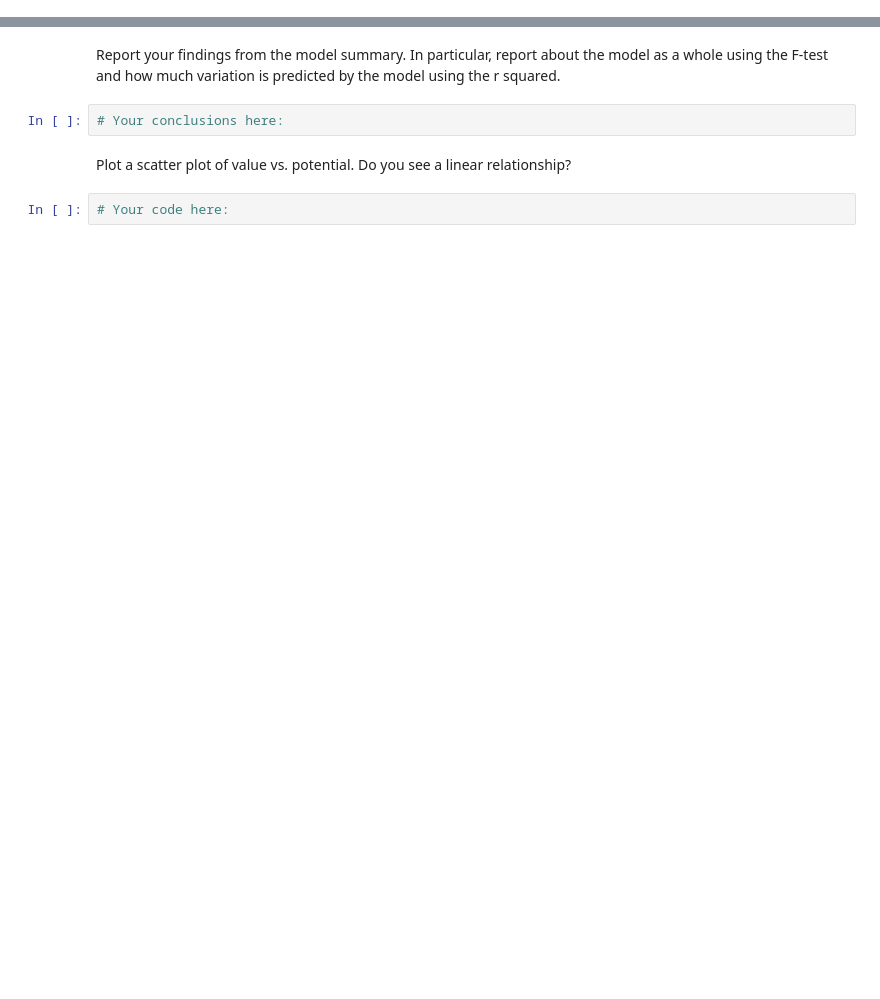
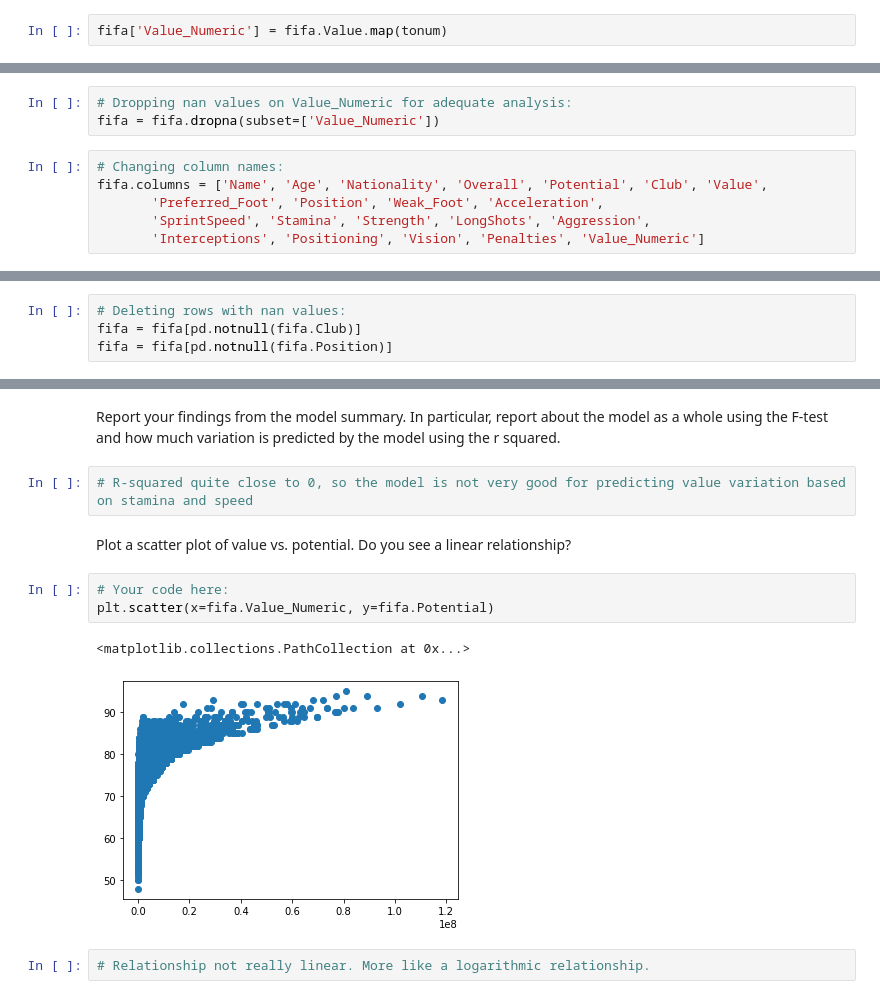
Before and after one commit to ta-datapt-bcn/lab-correlation-tests-with-scipy, a Jupyter notebook: your-code/main.ipynb, the cells around one changed output, grey strips where cells are left out. Saved outputs shown, nothing was run; the diff lists cells and outputs as text; blank space fills up the shorter version.

```diff
--- a/your-code/main.ipynb
+++ b/your-code/main.ipynb
@@ -24,0 +48,2 @@ Player's values are expressed in millions of euros. We would like this column to
+# %%
+fifa['Value_Numeric'] = fifa.Value.map(tonum)
@@ -32,0 +68,9 @@ Hint: For columns that have a space in their name, it is best to refer to the co
+# %%
+# Dropping nan values on Value_Numeric for adequate analysis:
+fifa = fifa.dropna(subset=['Value_Numeric'])
+# %%
+# Changing column names:
+fifa.columns = ['Name', 'Age', 'Nationality', 'Overall', 'Potential', 'Club', 'Value',
+       'Preferred_Foot', 'Position', 'Weak_Foot', 'Acceleration',
+       'SprintSpeed', 'Stamina', 'Strength', 'LongShots', 'Aggression',
+       'Interceptions', 'Positioning', 'Vision', 'Penalties', 'Value_Numeric']
@@ -51,3 +118,7 @@ We'll start by ensuring there are no missing values. Examine all variables for a
+# %%
+# Deleting rows with nan values:
+fifa = fifa[pd.notnull(fifa.Club)]
+fifa = fifa[pd.notnull(fifa.Position)]
 # %% [markdown]
 Using the FIFA dataset, in the cell below, create a linear model predicting value using stamina and sprint speed. create the model using `statsmodels`. Print the model summary.
 
@@ -65,8 +199,14 @@ Next, create a second regression model predicting value using potential. Create
 # %% [markdown]
 Report your findings from the model summary. In particular, report about the model as a whole using the F-test and how much variation is predicted by the model using the r squared.
-# %%
-# Your conclusions here:
+# %%
+# R-squared quite close to 0, so the model is not very good for predicting value variation based on stamina and speed
 # %% [markdown]
 Plot a scatter plot of value vs. potential. Do you see a linear relationship?
 # %%
 # Your code here:
+plt.scatter(x=fifa.Value_Numeric, y=fifa.Potential)
+# %% [output]
+<matplotlib.collections.PathCollection at 0x...>
+[figure, added]
+# %%
+# Relationship not really linear. More like a logarithmic relationship.
```
Also changed, not shown: parts of 23 cells of this notebook.
